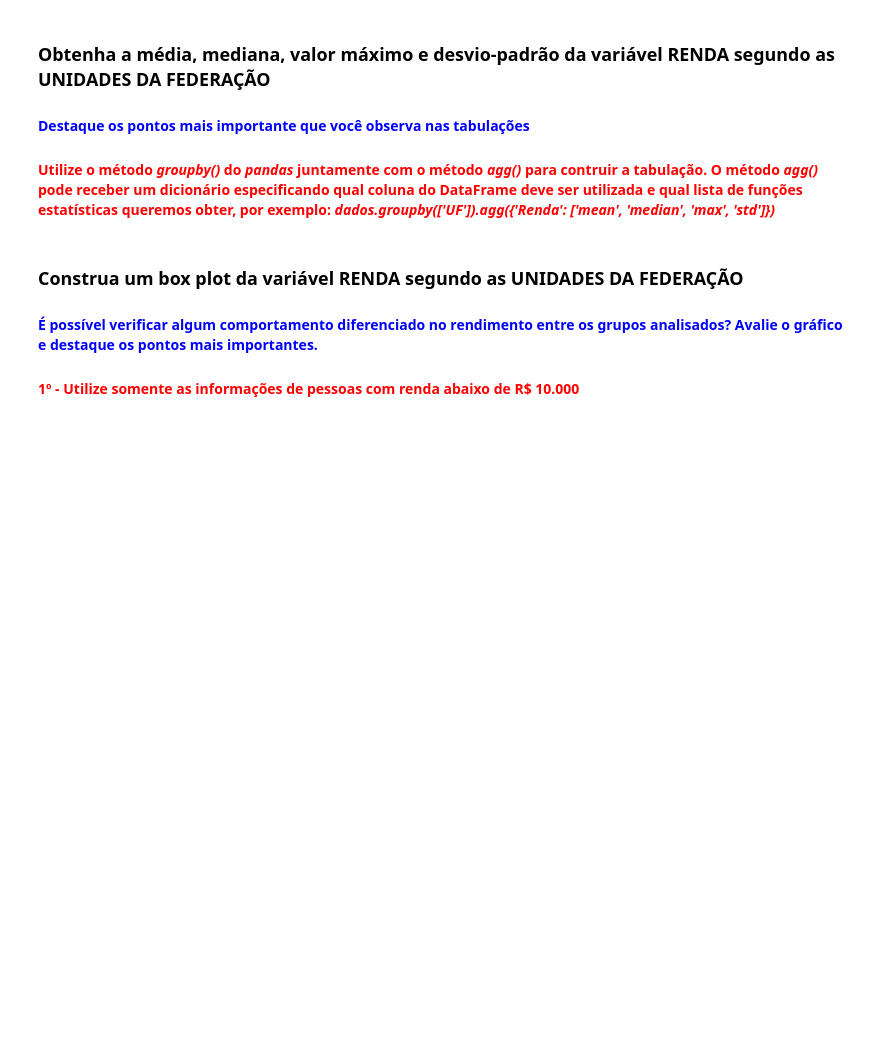
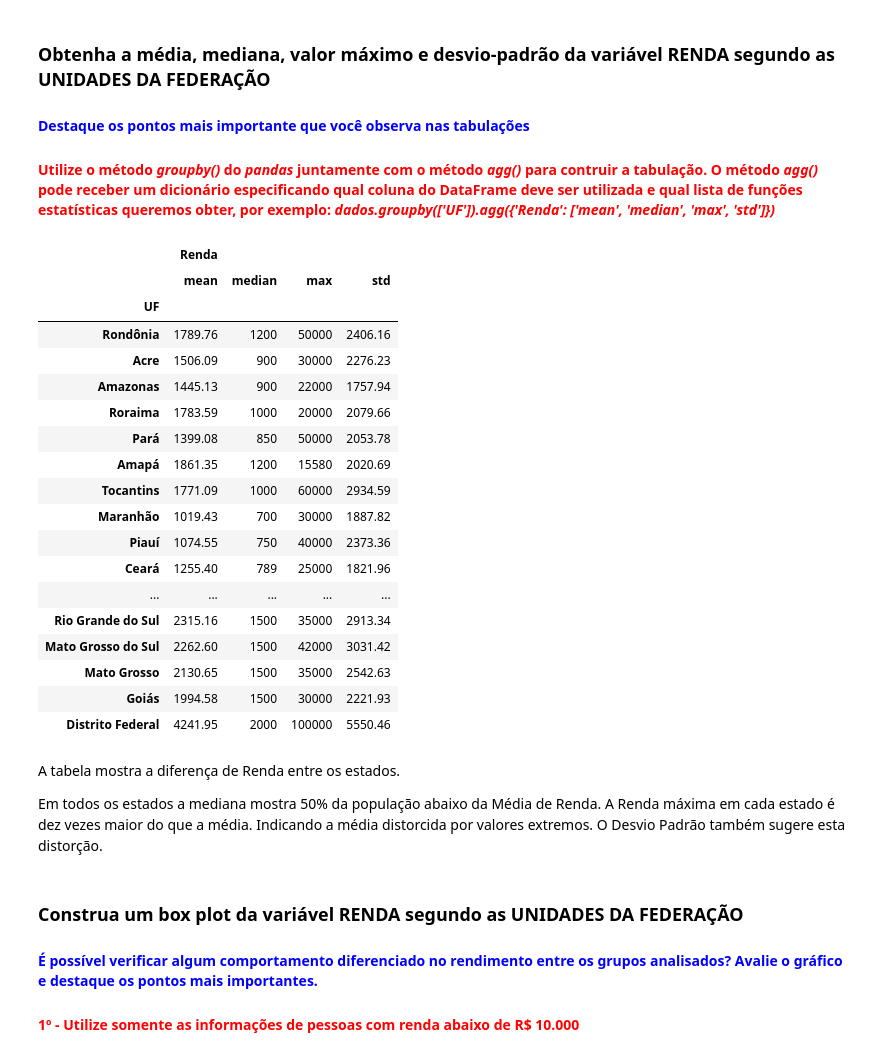
Before and after one commit to EdCarlosBicudo/formacao_data_science_alura, a Jupyter notebook: 3- Estatística com Python parte 1- Frequências e Medidas/Análise_Descritiva.ipynb, the cells around one changed output. Saved outputs shown, nothing was run; the diff lists cells and outputs as text; code cells hidden in the pictures; blank space fills up the shorter version.

```diff
--- a/3- Estatística com Python parte 1- Frequências e Medidas/Análise_Descritiva.ipynb
+++ b/3- Estatística com Python parte 1- Frequências e Medidas/Análise_Descritiva.ipynb
@@ -613,6 +613,34 @@ Conforme os Anos de Estudo aumentam a Renda também aumenta, e aumenta também a
 ### Obtenha a média, mediana, valor máximo e desvio-padrão da variável RENDA segundo as UNIDADES DA FEDERAÇÃO
 #### <font color='blue'>Destaque os pontos mais importante que você observa nas tabulações</font>
 #### <font color='red'>Utilize o método <i>groupby()</i> do <i>pandas</i> juntamente com o método <i>agg()</i> para contruir a tabulação. O método <i>agg()</i> pode receber um dicionário especificando qual coluna do DataFrame deve ser utilizada e qual lista de funções estatísticas queremos obter, por exemplo: <i>dados.groupby(['UF']).agg({'Renda': ['mean', 'median', 'max', 'std']})</i></font>
+# %%
+dispersao_renda_por_uf = dados.groupby('UF').agg({'Renda': ['mean', 'median', 'max', 'std']}).round(2)
+dispersao_renda_por_uf.rename(index = uf, inplace = True)
+dispersao_renda_por_uf
+# %% [output]
+|  | Renda |  |  |  |
+|  | mean | median | max | std |
+| UF |  |  |  |  |
+| Rondônia | 1789.76 | 1200 | 50000 | 2406.16 |
+| Acre | 1506.09 | 900 | 30000 | 2276.23 |
+| Amazonas | 1445.13 | 900 | 22000 | 1757.94 |
+| Roraima | 1783.59 | 1000 | 20000 | 2079.66 |
+| Pará | 1399.08 | 850 | 50000 | 2053.78 |
+| Amapá | 1861.35 | 1200 | 15580 | 2020.69 |
+| Tocantins | 1771.09 | 1000 | 60000 | 2934.59 |
+| Maranhão | 1019.43 | 700 | 30000 | 1887.82 |
+| Piauí | 1074.55 | 750 | 40000 | 2373.36 |
+| Ceará | 1255.40 | 789 | 25000 | 1821.96 |
+| ... | ... | ... | ... | ... |
+| Rio Grande do Sul | 2315.16 | 1500 | 35000 | 2913.34 |
+| Mato Grosso do Sul | 2262.60 | 1500 | 42000 | 3031.42 |
+| Mato Grosso | 2130.65 | 1500 | 35000 | 2542.63 |
+| Goiás | 1994.58 | 1500 | 30000 | 2221.93 |
+| Distrito Federal | 4241.95 | 2000 | 100000 | 5550.46 |
+# %% [markdown]
+A tabela mostra a diferença de Renda entre os estados.
+
+Em todos os estados a mediana mostra 50% da população abaixo da Média de Renda. A Renda máxima em cada estado é dez vezes maior do que a média. Indicando a média distorcida por valores extremos. O Desvio Padrão também sugere esta distorção.
 # %% [markdown]
 ### Construa um box plot da variável RENDA segundo as UNIDADES DA FEDERAÇÃO
 #### <font color='blue'>É possível verificar algum comportamento diferenciado no rendimento entre os grupos analisados? Avalie o gráfico e destaque os pontos mais importantes.</font>
```
Also changed, not shown: parts of 12 cells of this notebook.
